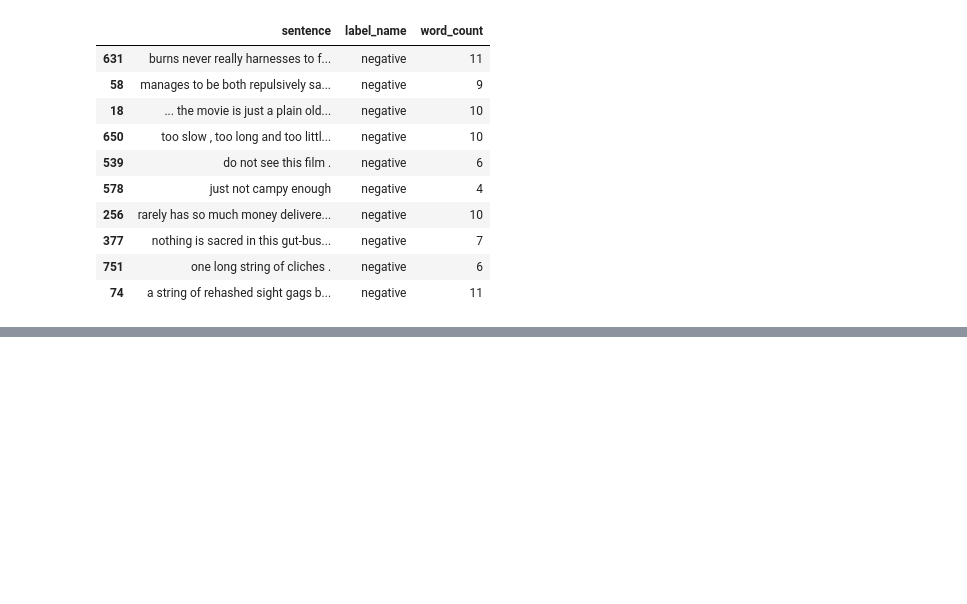
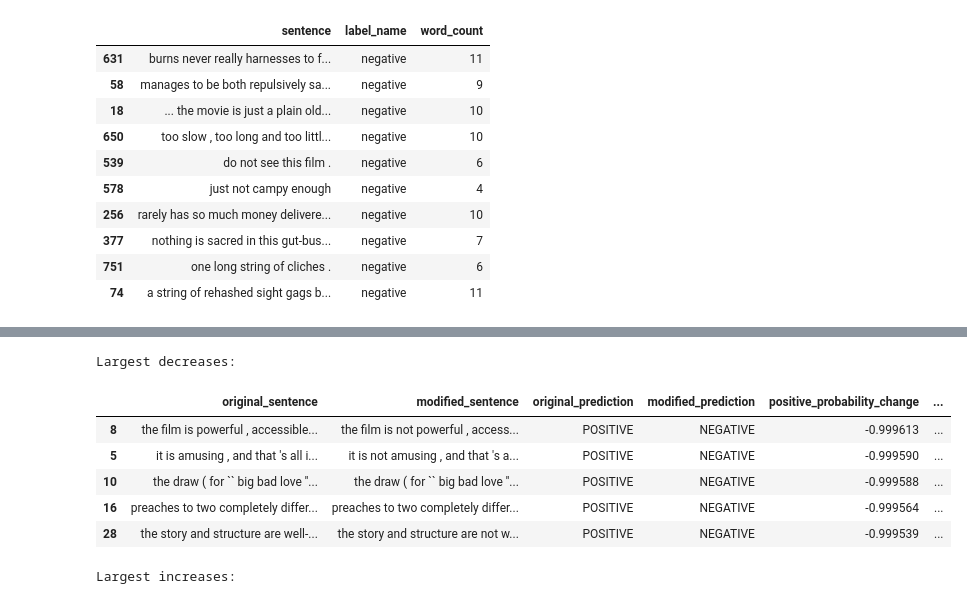
Before and after one commit to OssOss13/sentiment-perturbation-analysis, a Jupyter notebook: notebooks/phase1_genai.ipynb, the cells around one changed output, grey strips where cells are left out. Saved outputs shown, nothing was run; the diff lists cells and outputs as text; code cells hidden in the pictures; blank space fills up the shorter version.

```diff
--- a/notebooks/phase1_genai.ipynb
+++ b/notebooks/phase1_genai.ipynb
@@ -208,0 +770,47 @@ Change in positive probability: -0.9996
+# %%
+# Largest decreases in positive probability
+print("Largest decreases:")
+
+display(
+    results_df.nsmallest(
+        5,
+        "positive_probability_change"
+    )[
+        [
+            "original_sentence",
+            "modified_sentence",
+            "original_prediction",
+            "modified_prediction",
+            "positive_probability_change",
+            "confidence_change"
+        ]
+    ]
+)
+
+# Largest increases in positive probability
+print("Largest increases:")
+
+display(
+    results_df.nlargest(
+        5,
+        "positive_probability_change"
+    )[
+        [
+            "original_sentence",
+            "modified_sentence",
+            "original_prediction",
+            "modified_prediction",
+            "positive_probability_change",
+            "confidence_change"
+        ]
+    ]
+)
+# %% [output]
+Largest decreases:
+|  | original_sentence | modified_sentence | original_prediction | modified_prediction | positive_probability_change | ... |
+| 8 | the film is powerful , accessible... | the film is not powerful , access... | POSITIVE | NEGATIVE | -0.999613 | ... |
+| 5 | it is amusing , and that 's all i... | it is not amusing , and that 's a... | POSITIVE | NEGATIVE | -0.999590 | ... |
+| 10 | the draw ( for `` big bad love ''... | the draw ( for `` big bad love ''... | POSITIVE | NEGATIVE | -0.999588 | ... |
+| 16 | preaches to two completely differ... | preaches to two completely differ... | POSITIVE | NEGATIVE | -0.999564 | ... |
+| 28 | the story and structure are well-... | the story and structure are not w... | POSITIVE | NEGATIVE | -0.999539 | ... |
+Largest increases:
```
Also changed, not shown: parts of 36 cells of this notebook, 5 other files.
